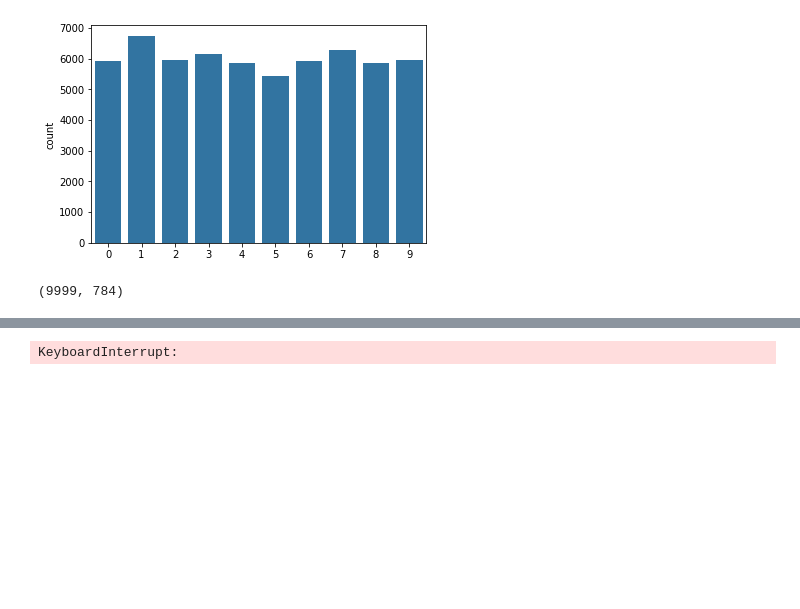
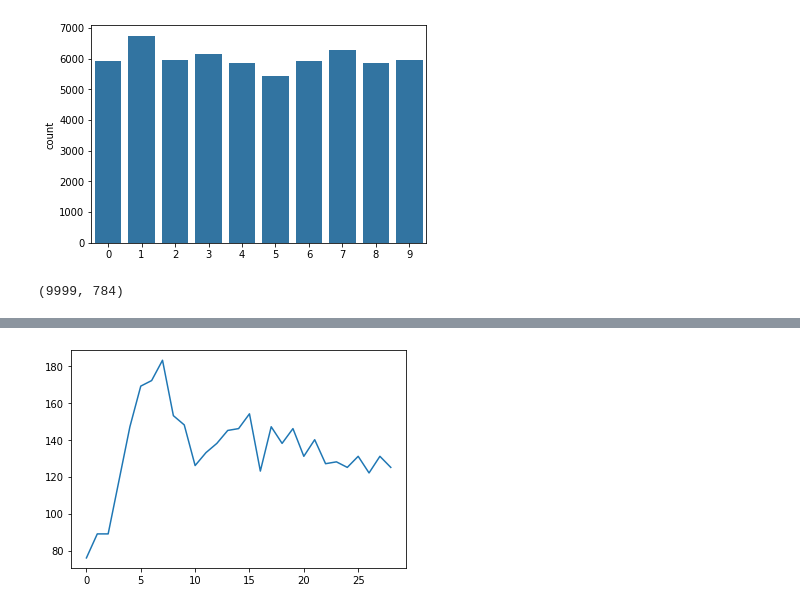
Before and after one commit to datascience-mobi/2021-topic-04-team-02, a Jupyter notebook: Data exploration.ipynb, the cells around one changed output, grey strips where cells are left out. Drawn from its saved outputs; the diff is of its cells as text; code cells hidden in the pictures; blank space fills up the shorter version.

```diff
--- a/Data exploration.ipynb
+++ b/Data exploration.ipynb
@@ -66,35 +66,34 @@ def load_the_testing_pickle(pickleddata):
     testlabels = Y[:,0]
 def predict(x):
     differences = (trainvalues_pca - x)
     distances = np.einsum('ij, ij->i', differences, differences)
     nearest = trainlabels[np.argsort(distances)[:k]]
     return mode(nearest)[0][0]
 
 #K + Anzahl der Hauptkomponenten festlegen:
-number_of_pcs = 59
 k=105
 hit = 0
 miss = 0
 
 load_the_training_pickle('data/train_points.p')
 load_the_testing_pickle('data/test_points.p')
 #testing for perfect amount of PC's
 hits_per_pcn = []
 for r in range(1,30):
     hit = 0
     pca, testvalues_pca = do_pca(r,testvalues)
     pca, trainvalues_pca = do_pca(r,trainvalues)
     for i in range(2500,2750): #PCA helps a lot
         sample = i
         predicted_value = predict(x=testvalues_pca[sample,:])
         labeled_value = testlabels[sample]
         if predicted_value == labeled_value:
             hit +=1
     hits_per_pcn.append(hit)
 plt.plot(hits_per_pcn)
 plt.show()
 # %% [output]
-KeyboardInterrupt:
+[figure, added]
 # %%
 from matplotlib import pyplot as plt
 import numpy as np
```
Also changed, not shown: parts of 1 cell of this notebook, 1 other file.
